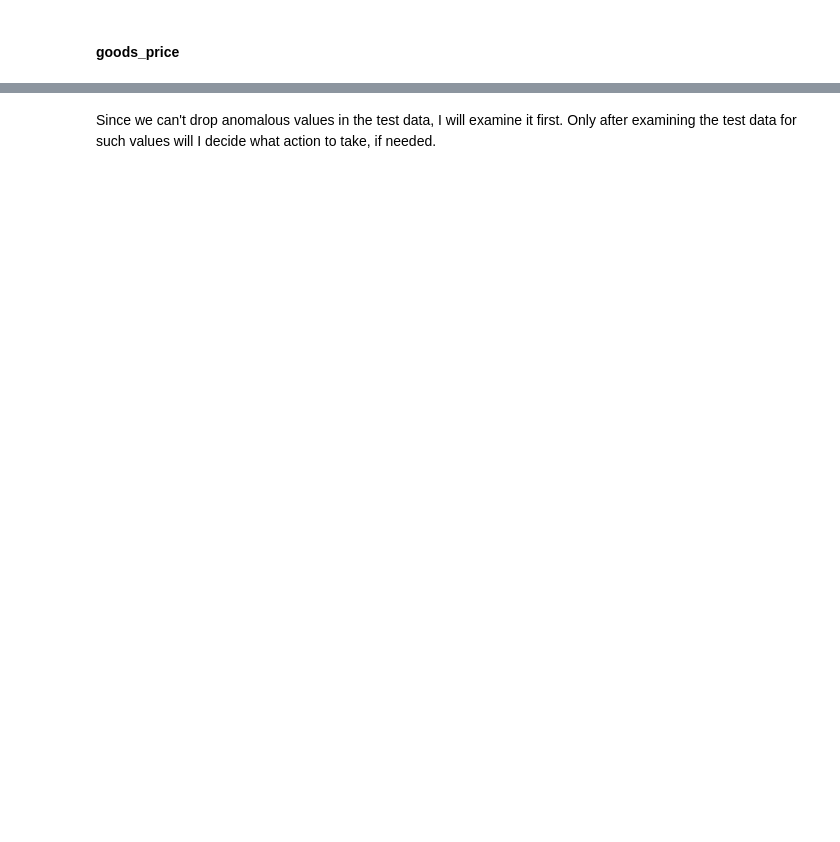
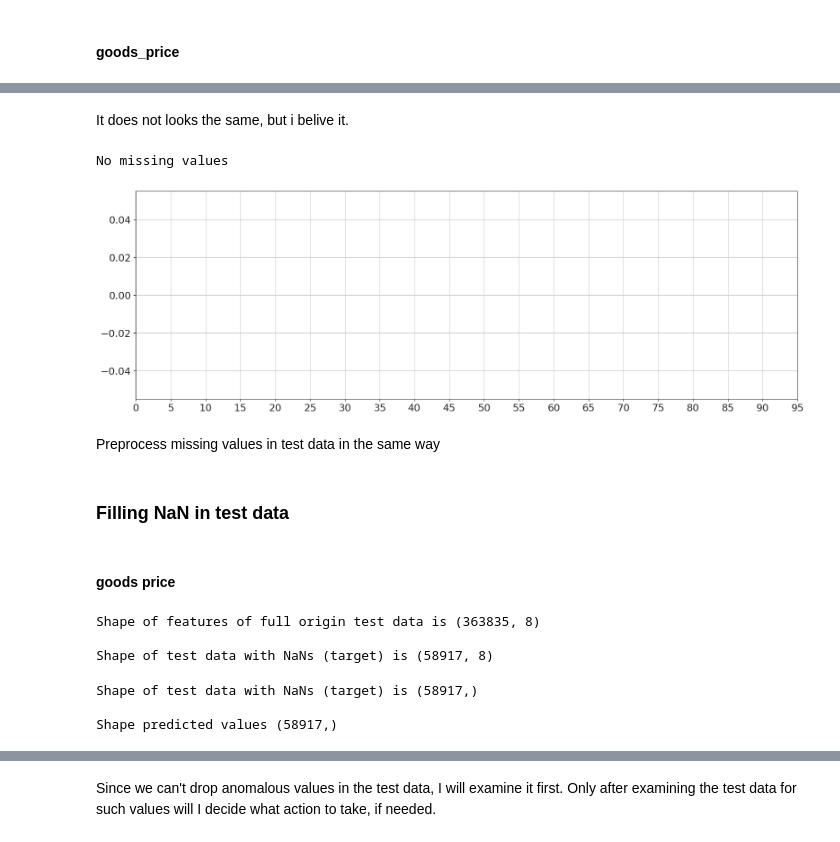
Before and after one commit to AV-BOLT/portfolio, a Jupyter notebook: EDA+ML/Samokat.Tech_workshop/products-matching-binary-task-fscore.ipynb, the cells around one changed output, grey strips where cells are left out. Drawn from its saved outputs; the diff is of its cells as text; code cells hidden in the pictures; blank space fills up the shorter version.

```diff
--- a/EDA+ML/Samokat.Tech_workshop/products-matching-binary-task-fscore.ipynb
+++ b/EDA+ML/Samokat.Tech_workshop/products-matching-binary-task-fscore.ipynb
@@ -509,0 +578,45 @@ The characteristics of the distribution have not changed, indicating that the pr
+# %% [markdown]
+It does not looks the same, but i belive it.
+# %%
+pass_value_barh(train)
+# %% [output]
+No missing values
+[figure, added]
+# %% [markdown]
+Preprocess missing values in test data in the same way
+# %% [markdown]
+### Filling NaN in test data
+# %% [markdown]
+#### goods price
+# %%
+# make test data the same way
+# drop rows with missing vals
+test_goods_price = test_data.dropna(subset=['goods_category_id']).copy()
+
+# leave only with NaNs in goods_price
+test_goods_price_X = test_goods_price.loc[test_goods_price['goods_price'].isna()]
+
+print(f'''
+Shape of features of full origin test data is {test_data.shape}
+
+Shape of test data with NaNs (target) is {test_goods_price_X.shape}
+''')
+# %% [output]
+Shape of features of full origin test data is (363835, 8)
+
+Shape of test data with NaNs (target) is (58917, 8)
+# %%
+test_price_pool = Pool(data = test_goods_price_X,
+                 cat_features = ['id'])
+
+test_price_predicted = filler.predict(test_price_pool)
+
+print(f'''
+Shape of test data with NaNs (target) is {test_data.loc[(test_data['goods_price'].isna()) & (test_data['goods_category_id'].notna()), 'goods_price'].shape}
+
+Shape predicted values {test_price_predicted.shape}
+''')
+# %% [output]
+Shape of test data with NaNs (target) is (58917,)
+
+Shape predicted values (58917,)
```
Also changed, not shown: parts of 80 cells of this notebook.
